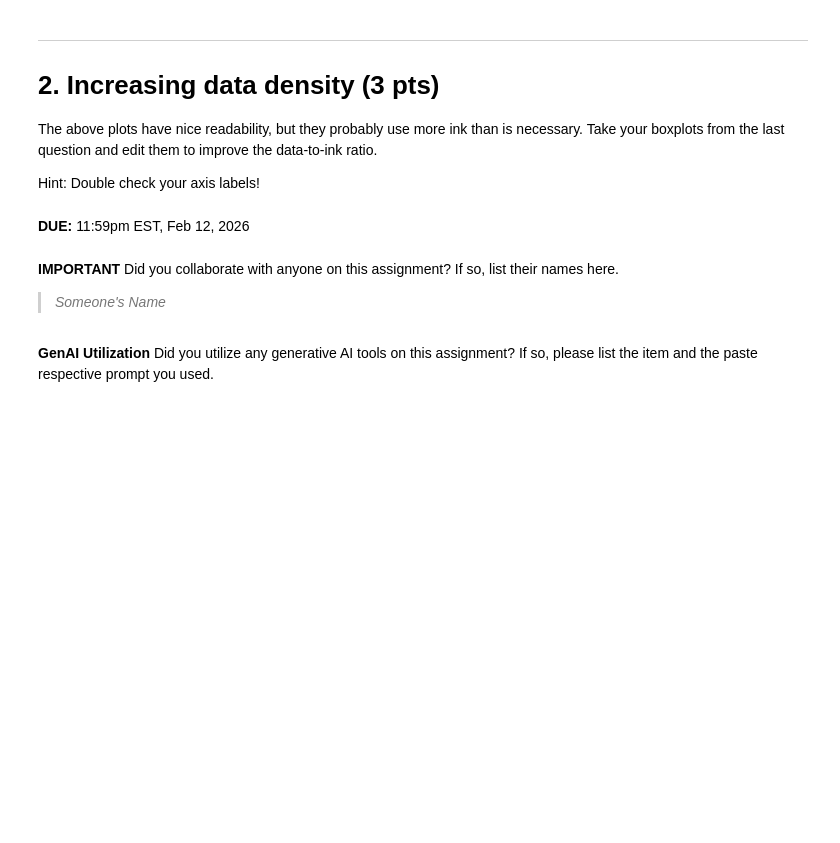
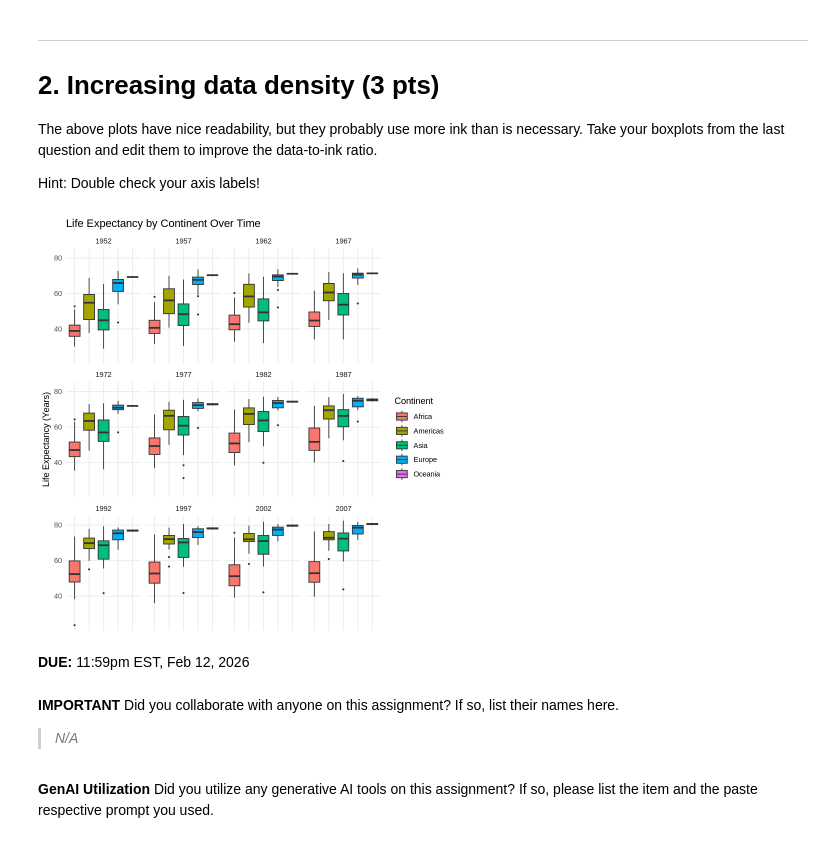
Before and after one commit to tinawanggg/Wang_DSPN_S26, a Jupyter notebook: book/exercises/06_visualization-through-human-eyes.ipynb, the cells around one changed output. Cells and saved outputs as stored; diff of their text form; code cells hidden in the pictures; blank space fills up the shorter version.

```diff
--- a/book/exercises/06_visualization-through-human-eyes.ipynb
+++ b/book/exercises/06_visualization-through-human-eyes.ipynb
@@ -76,7 +96,22 @@ Hint: Double check your axis labels!
+# %%
+# INSERT CODE HERE
+ggplot(gapminder, aes(x = continent, y = lifeExp, fill = continent)) +
+  geom_boxplot(outlier.size = 0.5) +
+  facet_wrap(~ year) +
+  theme_minimal() +
+  labs(title = "Life Expectancy by Continent Over Time",
+       y = "Life Expectancy (Years)",
+       fill = "Continent") +
+  theme(axis.title.x = element_blank(),
+        axis.text.x  = element_blank(),
+        axis.ticks.x = element_blank(),
+        panel.grid.minor = element_blank())
+# %% [output]
+[figure, added]
 # %% [markdown]
 **DUE:** 11:59pm EST, Feb 12, 2026
 # %% [markdown]
 **IMPORTANT** Did you collaborate with anyone on this assignment? If so, list their names here.
-> *Someone's Name*
+> *N/A*
 # %% [markdown]
 **GenAI Utilization** Did you utilize any generative AI tools on this assignment? If so, please list the item and the paste respective prompt you used.
```
Also changed, not shown: parts of 6 cells of this notebook.
